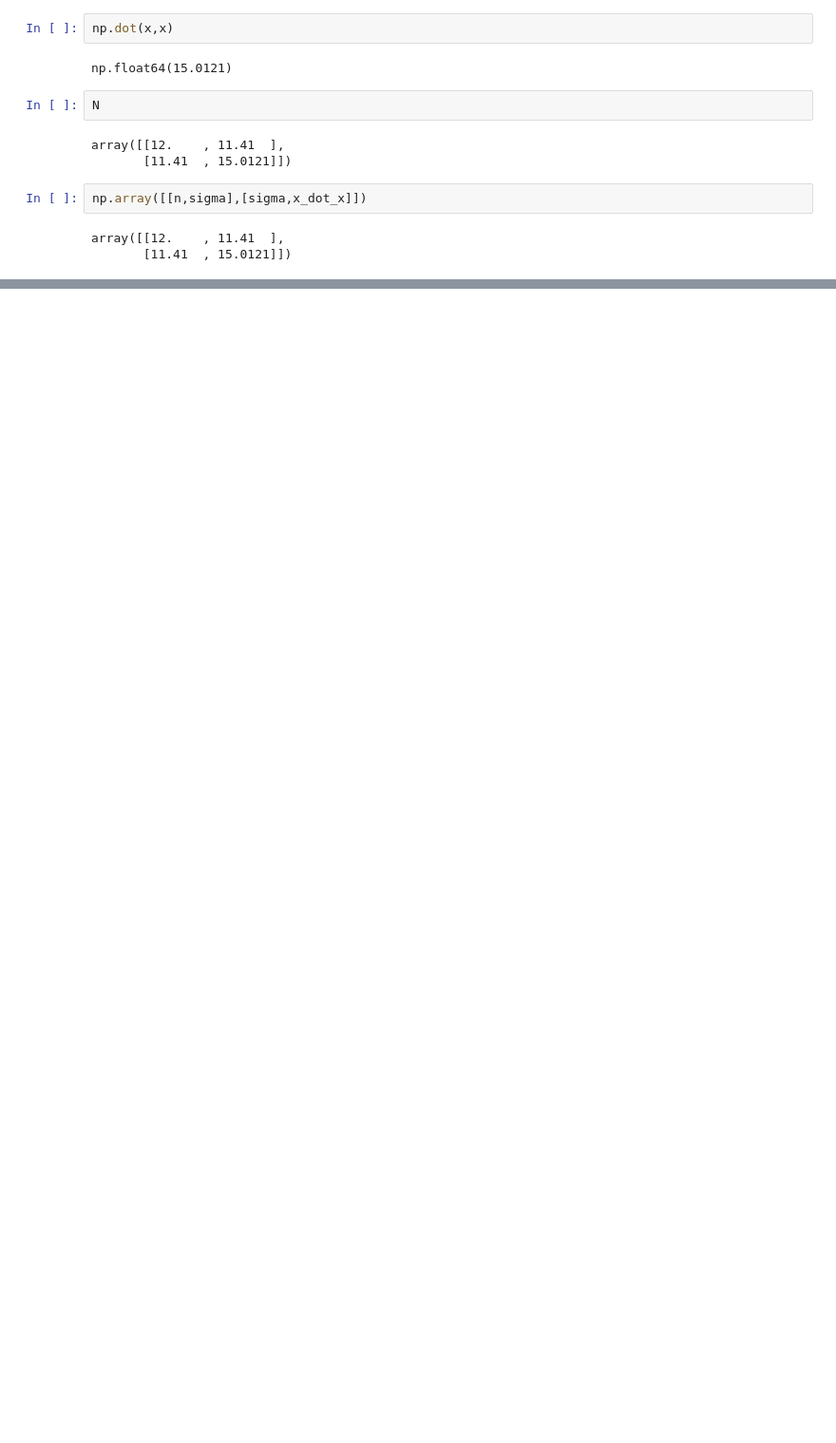
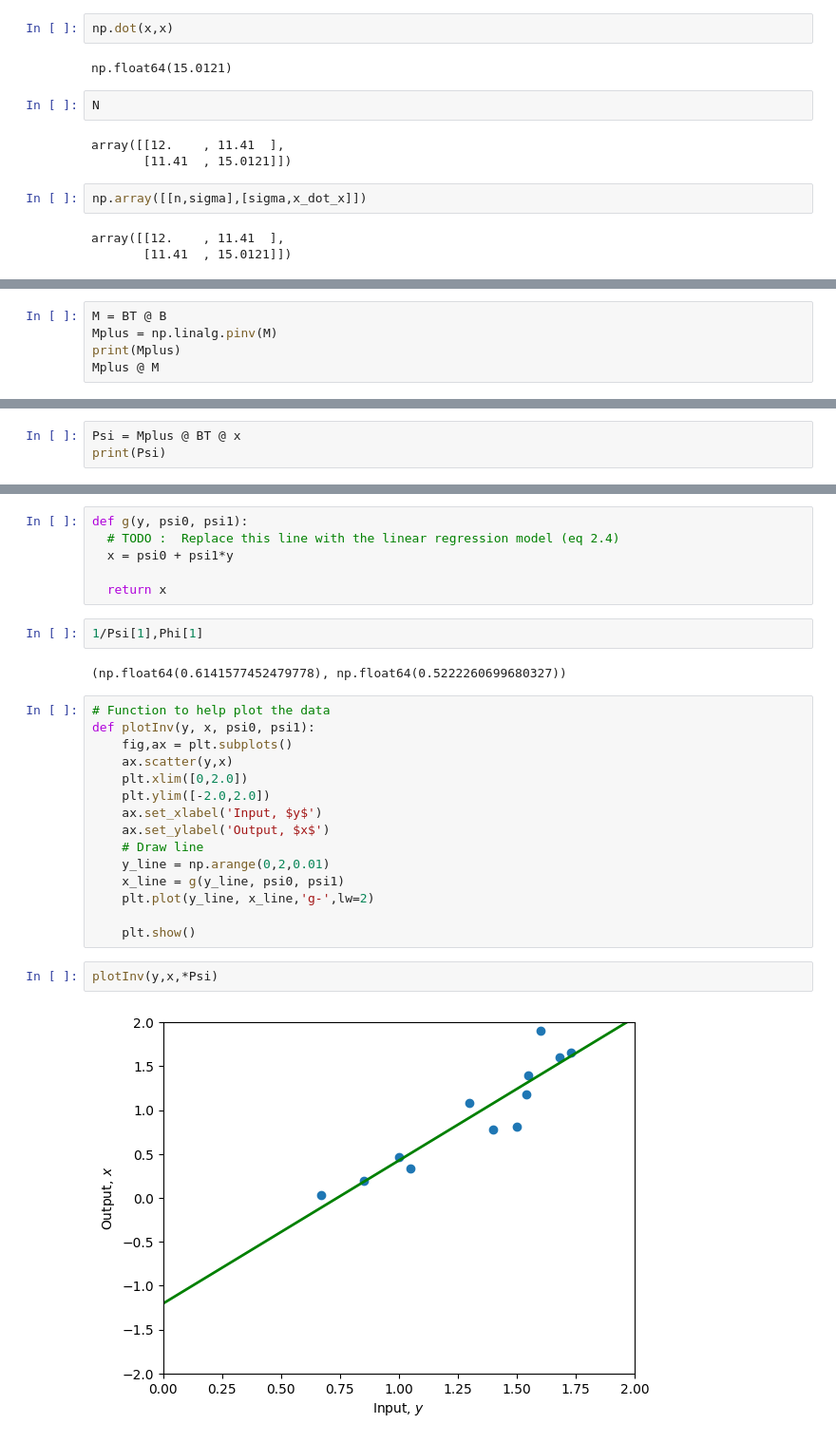
Before and after one commit to deburg0/udlbook, a Jupyter notebook: Notebooks/Chap02/2_1_Supervised_Learning.ipynb, the cells around one changed output, grey strips where cells are left out. Shown at 95% size. Saved outputs shown, nothing was run; the diff lists cells and outputs as text; blank space fills up the shorter version.

```diff
--- a/Notebooks/Chap02/2_1_Supervised_Learning.ipynb
+++ b/Notebooks/Chap02/2_1_Supervised_Learning.ipynb
@@ -237,0 +260,5 @@ array([[12.    , 11.41  ],
+# %%
+M = BT @ B
+Mplus = np.linalg.pinv(M)
+print(Mplus)
+Mplus @ M
@@ -237,0 +270,3 @@ array([[12.    , 11.41  ],
+# %%
+Psi = Mplus @ BT @ x
+print(Psi)
@@ -237,0 +287,29 @@ array([[12.    , 11.41  ],
+# %%
+def g(y, psi0, psi1):
+  # TODO :  Replace this line with the linear regression model (eq 2.4)
+  x = psi0 + psi1*y
+
+  return x
+# %%
+1/Psi[1],Phi[1]
+# %% [output]
+(np.float64(0.6141577452479778), np.float64(0.5222260699680327))
+# %%
+# Function to help plot the data
+def plotInv(y, x, psi0, psi1):
+    fig,ax = plt.subplots()
+    ax.scatter(y,x)
+    plt.xlim([0,2.0])
+    plt.ylim([-2.0,2.0])
+    ax.set_xlabel('Input, $y$')
+    ax.set_ylabel('Output, $x$')
+    # Draw line
+    y_line = np.arange(0,2,0.01)
+    x_line = g(y_line, psi0, psi1)
+    plt.plot(y_line, x_line,'g-',lw=2)
+
+    plt.show()
+# %%
+plotInv(y,x,*Psi)
+# %% [output]
+[figure, added]
```
Also changed, not shown: parts of 10 cells of this notebook.
